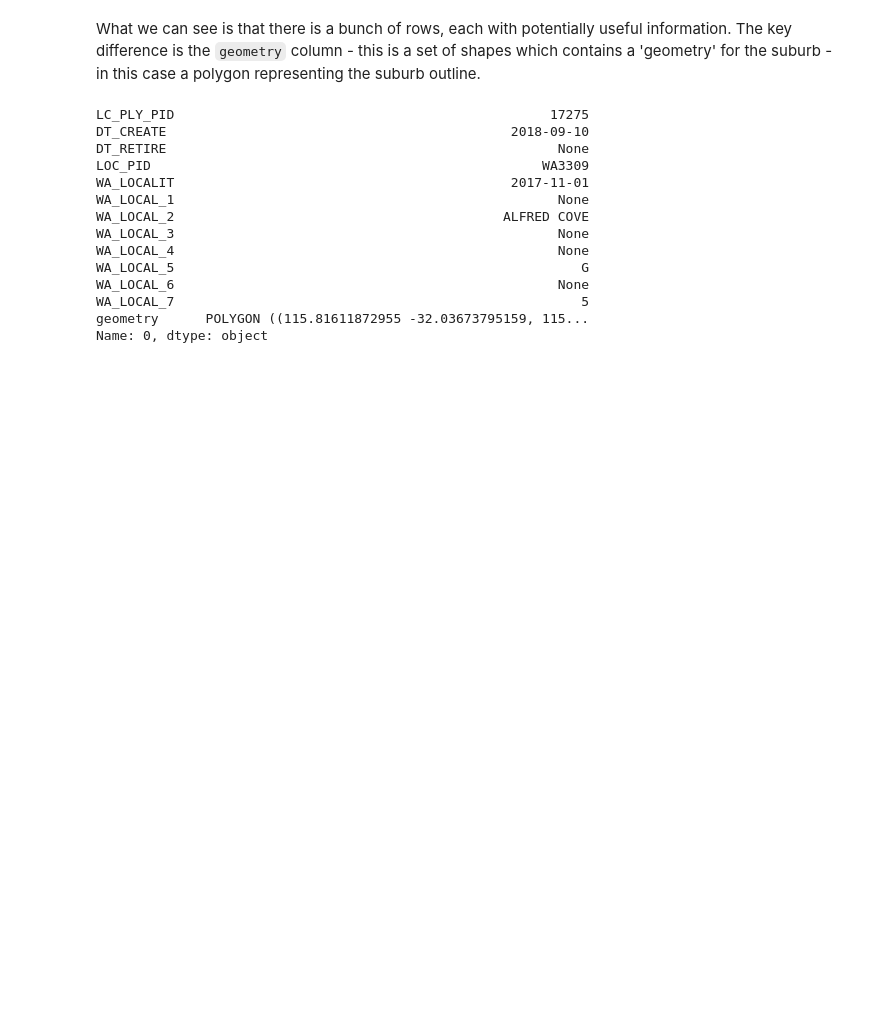
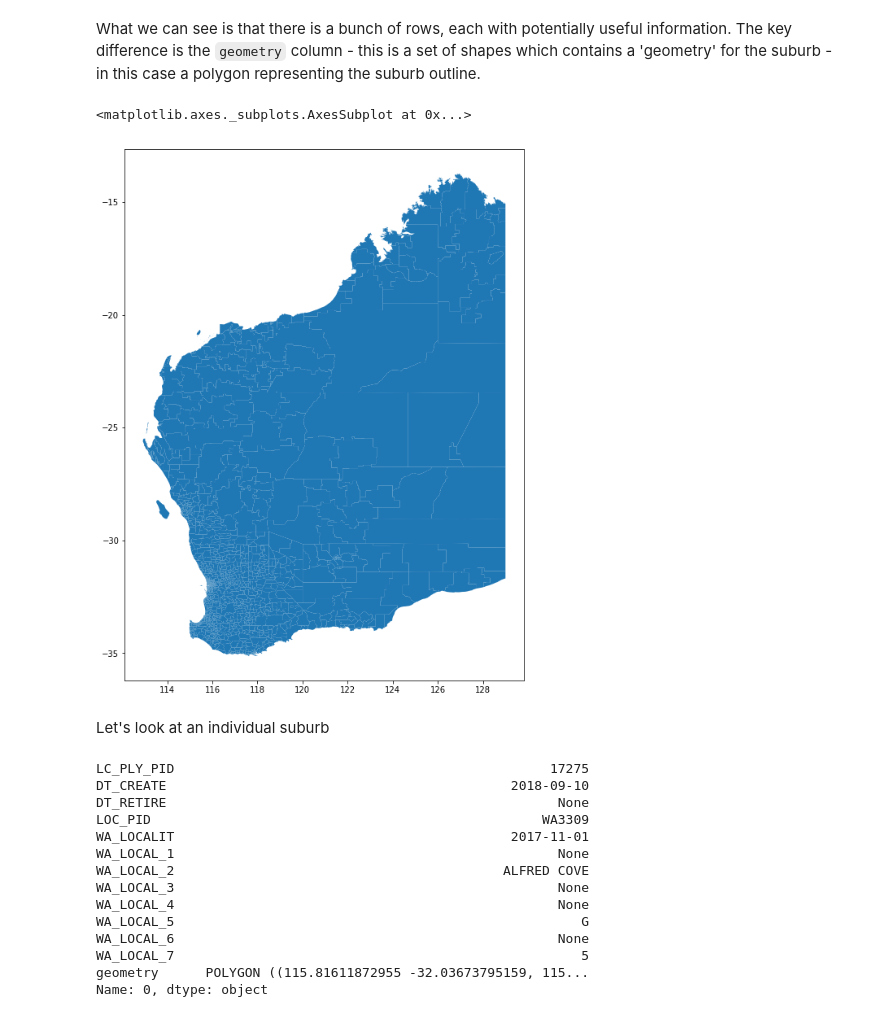
Before and after one commit to rickguerini/11-spatial-data, a Jupyter notebook: notebooks/11.2_geospatial_data_processing.ipynb, the cells around one changed output. Saved outputs shown, nothing was run; the diff lists cells and outputs as text; code cells hidden in the pictures; blank space fills up the shorter version.

Commit message:
Add suburb plot

```diff
--- a/notebooks/11.2_geospatial_data_processing.ipynb
+++ b/notebooks/11.2_geospatial_data_processing.ipynb
@@ -151,6 +151,14 @@ suburbs.head()
 | 4 | 10548 | 2013-02-21 | None | WA3355 | 2013-04-30 | None | BORDEN | None | None | ... |
 # %% [markdown]
 What we can see is that there is a bunch of rows, each with potentially useful information. The key difference is the `geometry` column - this is a set of shapes which contains a 'geometry' for the suburb - in this case a polygon representing the suburb outline.
+# %%
+# Quick and dirty map of our suburbs
+suburbs.plot(figsize=(12, 12))
+# %% [output]
+<matplotlib.axes._subplots.AxesSubplot at 0x...>
+[figure, added]
+# %% [markdown]
+Let's look at an individual suburb
 # %%
 suburb = suburbs.iloc[0]  # let's play with the first record in the file
 suburb
```
